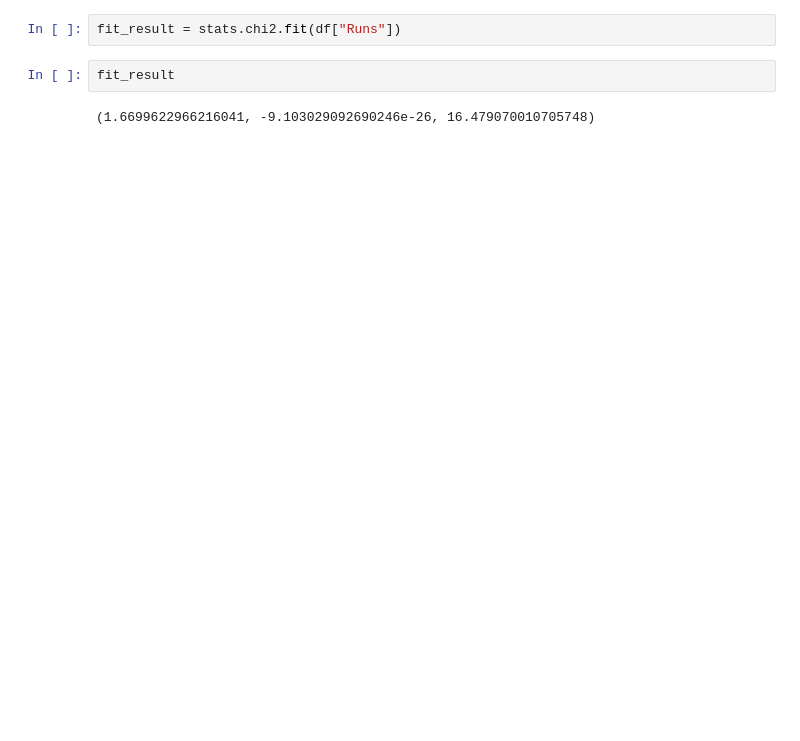
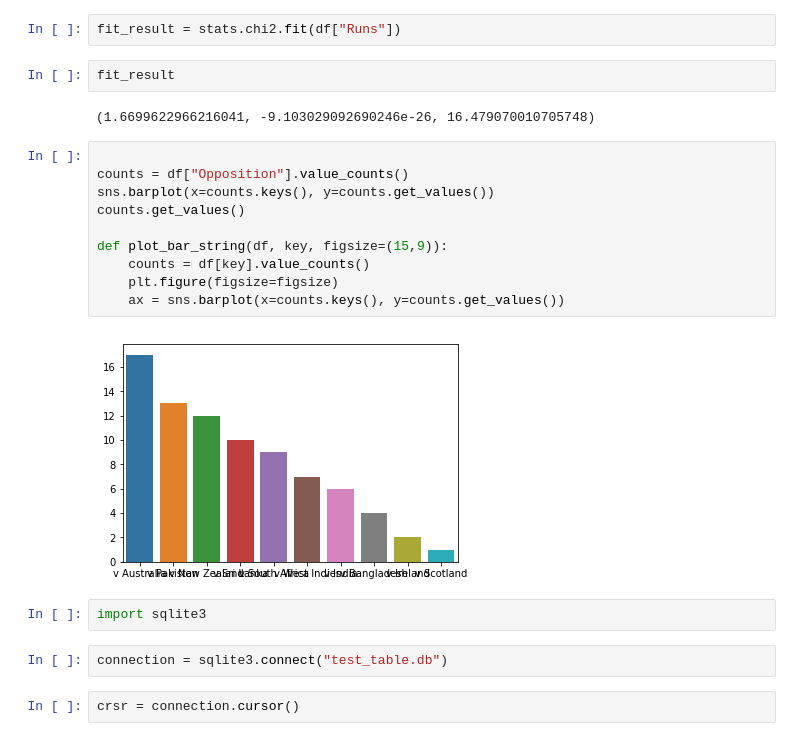
Before and after one commit to lewiswilkins/cricket-stats, a Jupyter notebook: Cricinfo-scraper.ipynb, the cells around one changed output. Saved outputs shown, nothing was run; the diff lists cells and outputs as text; blank space fills up the shorter version.

```diff
--- a/Cricinfo-scraper.ipynb
+++ b/Cricinfo-scraper.ipynb
@@ -83,3 +96,21 @@ fit_result = stats.chi2.fit(df["Runs"])
 fit_result
 # %% [output]
 (1.6699622966216041, -9.103029092690246e-26, 16.479070010705748)
+# %%
+
+counts = df["Opposition"].value_counts()
+sns.barplot(x=counts.keys(), y=counts.get_values())
+counts.get_values()
+
+def plot_bar_string(df, key, figsize=(15,9)):
+    counts = df[key].value_counts()
+    plt.figure(figsize=figsize)
+    ax = sns.barplot(x=counts.keys(), y=counts.get_values())
+# %% [output]
+[figure, added]
+# %%
+import sqlite3
+# %%
+connection = sqlite3.connect("test_table.db")
+# %%
+crsr = connection.cursor()
```
Also changed, not shown: parts of 15 cells of this notebook.
